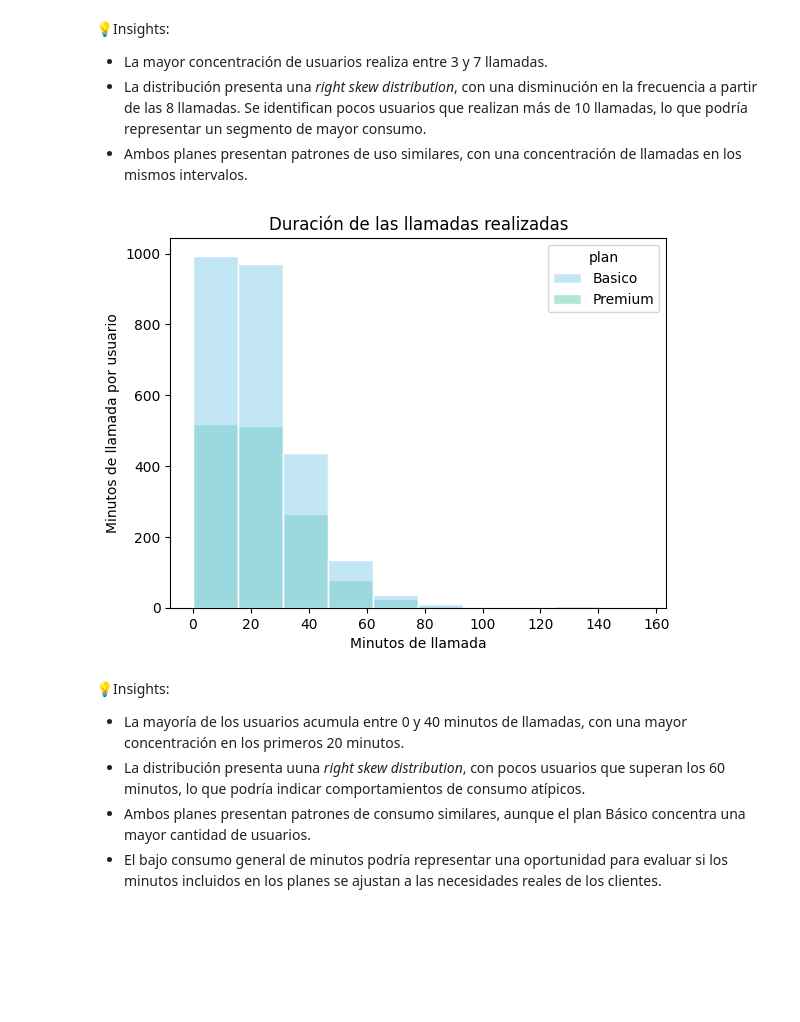
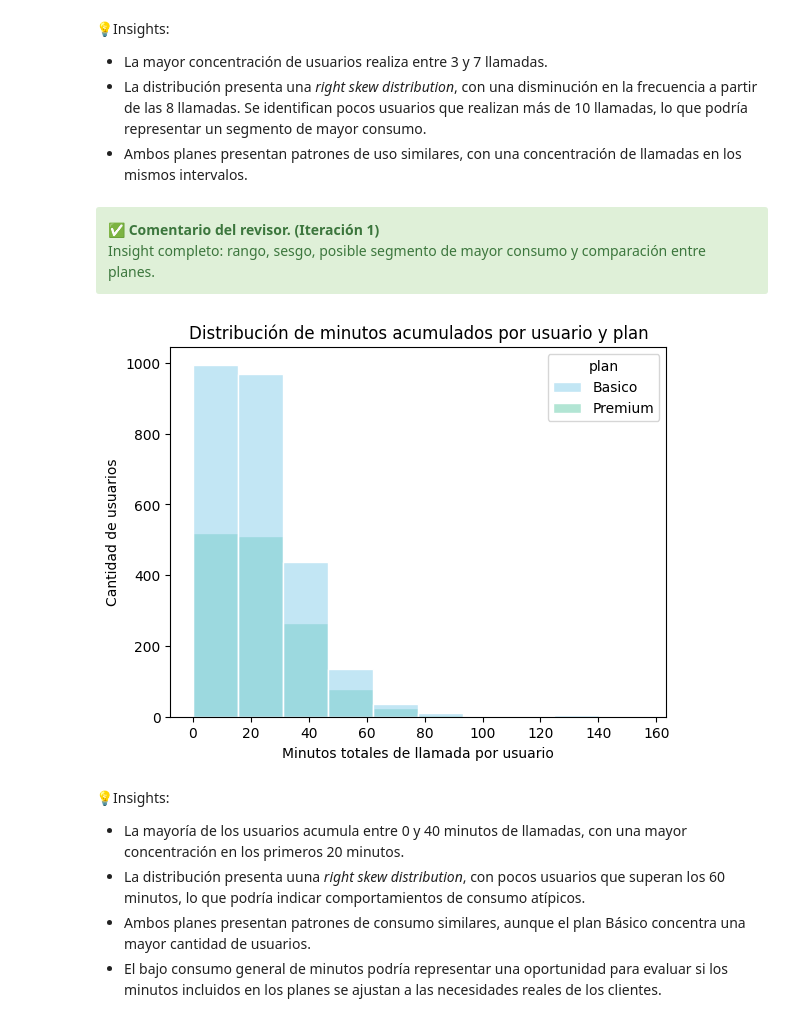
Before and after one commit to marcelaenrigue/sprint7-final-project, a Jupyter notebook: S7 Version-Estudiante-Project-ConnectaTel (1).ipynb, the cells around one changed output. Drawn from its saved outputs; the diff is of its cells as text; code cells hidden in the pictures; blank space fills up the shorter version.

```diff
--- a/S7 Version-Estudiante-Project-ConnectaTel (1).ipynb
+++ b/S7 Version-Estudiante-Project-ConnectaTel (1).ipynb
@@ -447,7 +580,7 @@ Aplicar reglas de limpieza para reemplazar valores sentinels y corregir fechas i
 - Marca como nulas (`pd.NA`) las fechas fuera de rango.
 # %%
 # Reemplazar -999 por la mediana de age
-age_mediana = users['age'].median()
+age_mediana = users.loc[users['age'] != -999, 'age'].median()
 users['age'] = users['age'].replace(-999, age_mediana)
 
 # Verificar cambios
@@ -465,7 +608,8 @@ Name: age, dtype: float64
 # %%
 # Reemplazar ? por NA en city
-users['city'] = users['city'].replace("?", "NA")
+users['city'] = users['city'].replace("?", pd.NA)
 
 # Verificar cambios
-users['city'].value_counts()
+print('Nulos city:', users['city'].isna().sum())
+users['city'].value_counts(dropna=False)
 # %% [output]
@@ -480,6 +635,6 @@ Name: city, dtype: int64
 # %%
 # Marcar fechas futuras como NA para reg_date
-users.loc[users['reg_date'] > '2024-12-31', 'reg_date'] = pd.NaT
+users.loc[users['reg_date'].dt.year > 2024, 'reg_date'] = pd.NaT
 
 # Verificar cambios
 users['reg_date'].isna().sum()
@@ -575,6 +770,17 @@ usage_agg.head(3)
 # %%
 # Combinar la tabla agregada con el dataset de usuarios
+# Combinar los datasets
 user_profile = users.merge(usage_agg, on='user_id', how='left')
+
+# Completar con cero el consumo del usuario sin actividad
+columnas_consumo = [
+    'cant_mensajes',
+    'cant_llamadas',
+    'cant_minutos_llamada'
+]
+
+user_profile[columnas_consumo] = user_profile[columnas_consumo].fillna(0)
+
 user_profile.head(5)
 # %% [output]
 |  | user_id | first_name | last_name | age | city | reg_date | plan | churn_date | cant_mensajes | ... |
@@ -703,22 +949,27 @@ plt.show()
 - La mayor concentración de usuarios realiza entre 3 y 7 llamadas.
 - La distribución presenta una *right skew distribution*, con una disminución en la frecuencia a partir de las 8 llamadas. Se identifican pocos usuarios que realizan más de 10 llamadas, lo que podría representar un segmento de mayor consumo.
 - Ambos planes presentan patrones de uso similares, con una concentración de llamadas en los mismos intervalos.
+# %% [markdown]
+<div class="alert alert-block alert-success">
+<b>✅ Comentario del revisor. (Iteración 1)</b> <a class="tocSkip"></a><br>
+Insight completo: rango, sesgo, posible segmento de mayor consumo y comparación entre planes.
+</div>
 # %%
 # Histograma para visualizar la cant_minutos_llamada
 sns.histplot(
     data=user_profile,
     x='cant_minutos_llamada',
     bins=10,
     hue='plan',
     palette={'Basico': 'skyblue', 'Premium': 'mediumaquamarine'},
     edgecolor='white'
 )
-plt.xlabel('Minutos de llamada')
-plt.ylabel('Minutos de llamada por usuario')
-plt.title('Duración de las llamadas realizadas')
+plt.xlabel('Minutos totales de llamada por usuario')
+plt.ylabel('Cantidad de usuarios')
+plt.title('Distribución de minutos acumulados por usuario y plan')
 plt.show()
 # %% [output]
-[figure, old version]
+[figure, new version]
 # %% [markdown]
 💡Insights:
 - La mayoría de los usuarios acumula entre 0 y 40 minutos de llamadas, con una mayor concentración en los primeros 20 minutos.
```
Also changed, not shown: parts of 85 cells of this notebook.
